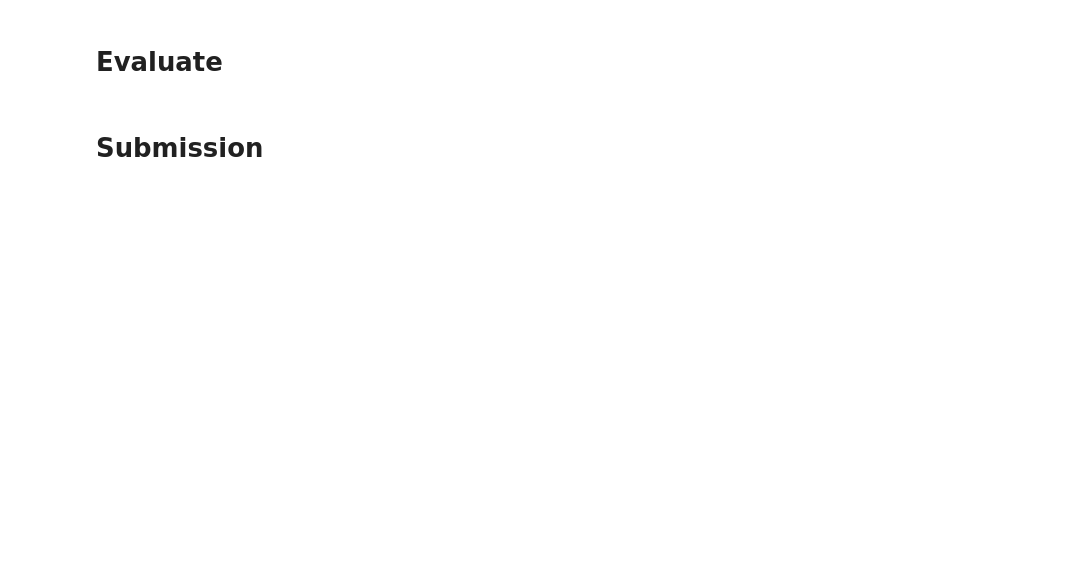
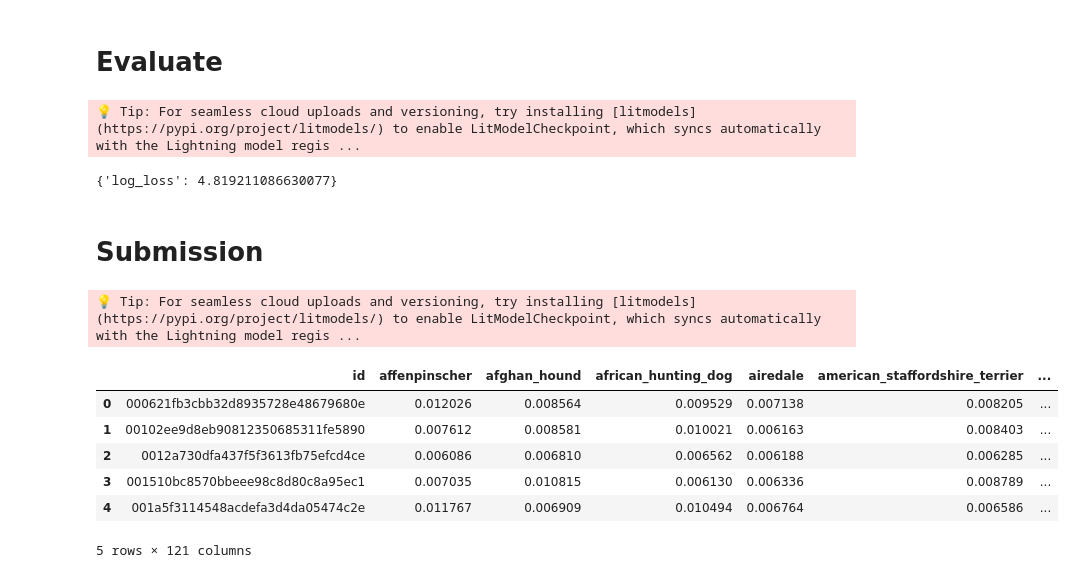
Before and after one commit to DraSoGo/Super_AI, a Jupyter notebook: Competitions/Dog-Breed-Identification/dog_breed_identification.ipynb, the cells around one changed output. Cells and saved outputs as stored; diff of their text form; code cells hidden in the pictures; blank space fills up the shorter version.

```diff
--- a/Competitions/Dog-Breed-Identification/dog_breed_identification.ipynb
+++ b/Competitions/Dog-Breed-Identification/dog_breed_identification.ipynb
@@ -59,7 +104,7 @@ new_rows = []
 for idx,row in tqdm(train_df.iterrows(),total=len(train_df)):
     img_path = row['path']
     image = cv2.imread(img_path)
-    for i in range(4):
+    for i in range(2):
         augment = aug(image=image)['image']
         new_filename = f"train_aug/{row['id']}_aug_{i}.jpg"
         cv2.imwrite(new_filename,augment)
@@ -88,15 +186,28 @@ predictor.fit(
 # **Evaluate**
 # %%
 predictor.evaluate(train_df)
+# %% [output]
+💡 Tip: For seamless cloud uploads and versioning, try installing [litmodels](https://pypi.org/project/litmodels/) to enable LitModelCheckpoint, which syncs automatically with the Lightning model regis ...
+{'log_loss': 4.819211086630077}
 # %% [markdown]
 # **Submission**
 # %%
 pred = predictor.predict_proba(test_df)
+# %% [output]
+💡 Tip: For seamless cloud uploads and versioning, try installing [litmodels](https://pypi.org/project/litmodels/) to enable LitModelCheckpoint, which syncs automatically with the Lightning model regis ...
 # %%
 sub_df = pd.DataFrame()
 sub_df['id'] = test_df['id']
 sub_df = pd.concat([sub_df, pred], axis=1)
 sub_df = sub_df[sub_df.columns]
 # %%
-sub.head()
+sub_df.head()
+# %% [output]
+|  | id | affenpinscher | afghan_hound | african_hunting_dog | airedale | american_staffordshire_terrier | ... |
+| 0 | 000621fb3cbb32d8935728e48679680e | 0.012026 | 0.008564 | 0.009529 | 0.007138 | 0.008205 | ... |
+| 1 | 00102ee9d8eb90812350685311fe5890 | 0.007612 | 0.008581 | 0.010021 | 0.006163 | 0.008403 | ... |
+| 2 | 0012a730dfa437f5f3613fb75efcd4ce | 0.006086 | 0.006810 | 0.006562 | 0.006188 | 0.006285 | ... |
+| 3 | 001510bc8570bbeee98c8d80c8a95ec1 | 0.007035 | 0.010815 | 0.006130 | 0.006336 | 0.008789 | ... |
+| 4 | 001a5f3114548acdefa3d4da05474c2e | 0.011767 | 0.006909 | 0.010494 | 0.006764 | 0.006586 | ... |
+5 rows × 121 columns
 # %%
```
Also changed, not shown: parts of 8 cells of this notebook, 1 other file.
